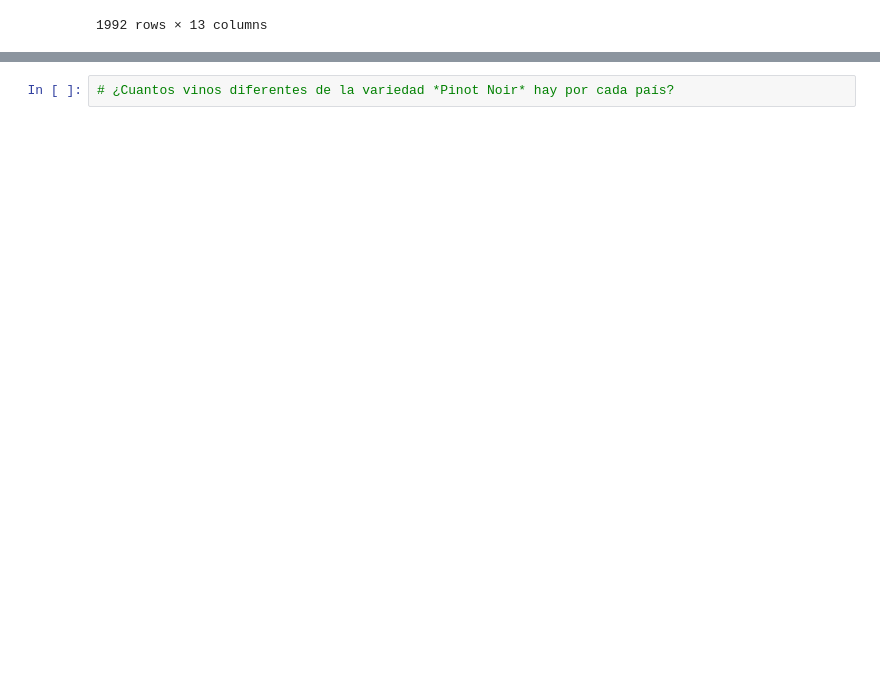
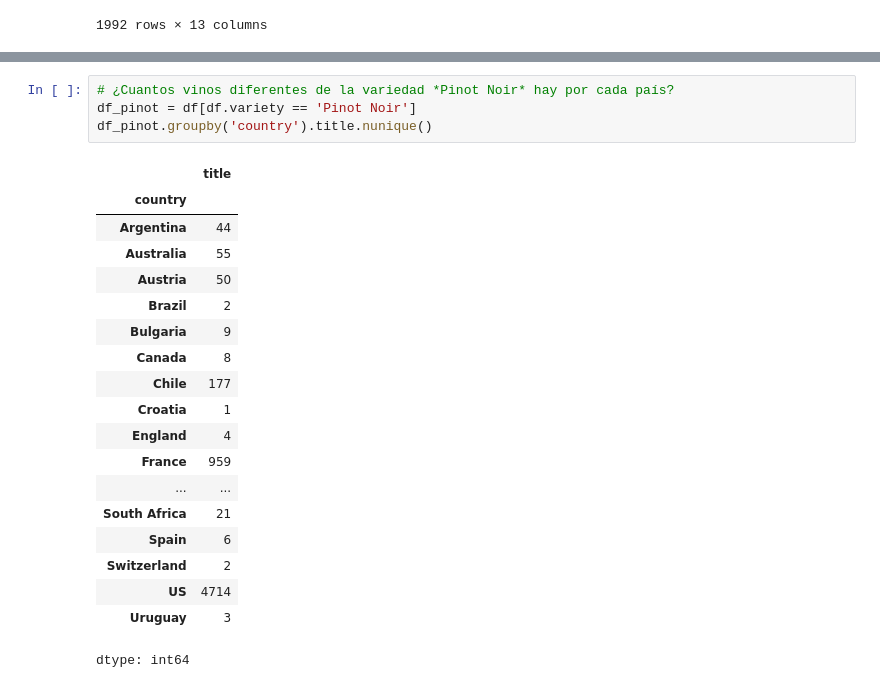
Before and after one commit to Alejandro-Barreras/alejandrobarreras-ai, a Jupyter notebook: tareas_y_actividades/intro_pandas.ipynb, the cells around one changed output, grey strips where cells are left out. Drawn from its saved outputs; the diff is of its cells as text; blank space fills up the shorter version.

```diff
--- a/tareas_y_actividades/intro_pandas.ipynb
+++ b/tareas_y_actividades/intro_pandas.ipynb
@@ -867,2 +869,24 @@ dtype: int64
 # %%
 # ¿Cuantos vinos diferentes de la variedad *Pinot Noir* hay por cada país?
+df_pinot = df[df.variety == 'Pinot Noir']
+df_pinot.groupby('country').title.nunique()
+# %% [output]
+|  | title |
+| country |  |
+| Argentina | 44 |
+| Australia | 55 |
+| Austria | 50 |
+| Brazil | 2 |
+| Bulgaria | 9 |
+| Canada | 8 |
+| Chile | 177 |
+| Croatia | 1 |
+| England | 4 |
+| France | 959 |
+| ... | ... |
+| South Africa | 21 |
+| Spain | 6 |
+| Switzerland | 2 |
+| US | 4714 |
+| Uruguay | 3 |
+dtype: int64
```
Also changed, not shown: parts of 2 cells of this notebook.
